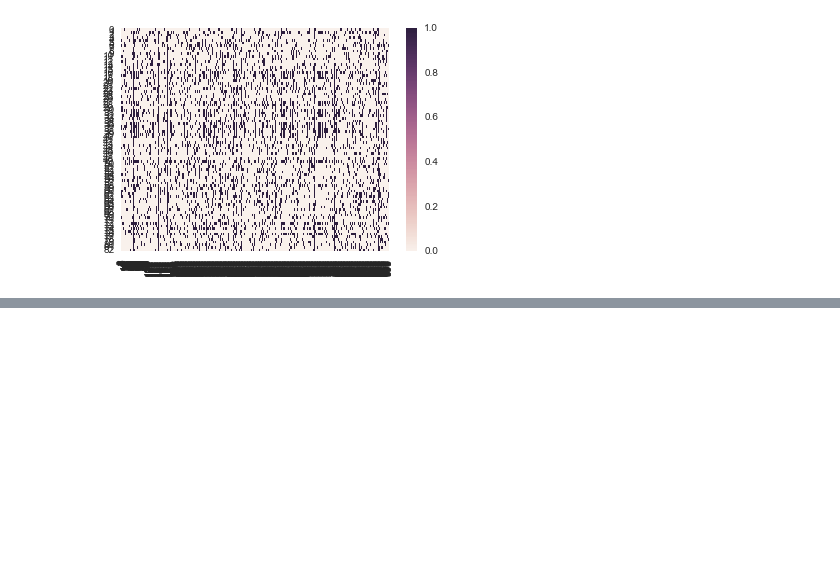
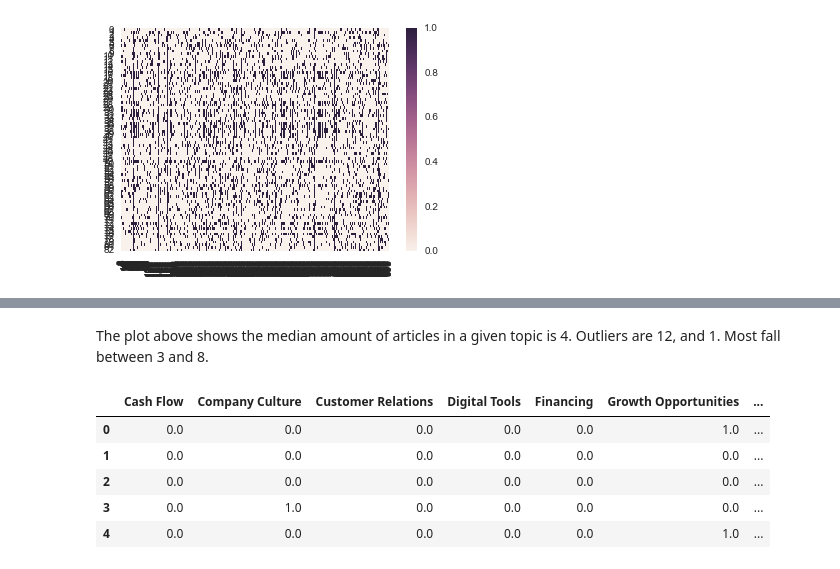
Before and after one commit to sarahedkins/ds-homework, a Jupyter notebook: final_3/3-exploratory_analysis.ipynb, the cells around one changed output, grey strips where cells are left out. Cells and saved outputs as stored; diff of their text form; code cells hidden in the pictures; blank space fills up the shorter version.

```diff
--- a/final_3/3-exploratory_analysis.ipynb
+++ b/final_3/3-exploratory_analysis.ipynb
@@ -157,0 +203,13 @@ TypeError: object of type 'NoneType' has no len()
+# %% [markdown]
+The plot above shows the median amount of articles in a given topic is 4. Outliers are 12, and 1. Most fall between 3 and 8.
+# %%
+# Create dummies for categorical data article_subtopic
+subtopic_dummies = pd.get_dummies(df['article_subtopic'])
+subtopic_dummies.head()
+# %% [output]
+|  | Cash Flow | Company Culture | Customer Relations | Digital Tools | Financing | Growth Opportunities | ... |
+| 0 | 0.0 | 0.0 | 0.0 | 0.0 | 0.0 | 1.0 | ... |
+| 1 | 0.0 | 0.0 | 0.0 | 0.0 | 0.0 | 0.0 | ... |
+| 2 | 0.0 | 0.0 | 0.0 | 0.0 | 0.0 | 0.0 | ... |
+| 3 | 0.0 | 1.0 | 0.0 | 0.0 | 0.0 | 0.0 | ... |
+| 4 | 0.0 | 0.0 | 0.0 | 0.0 | 0.0 | 1.0 | ... |
```
Also changed, not shown: parts of 23 cells of this notebook.
